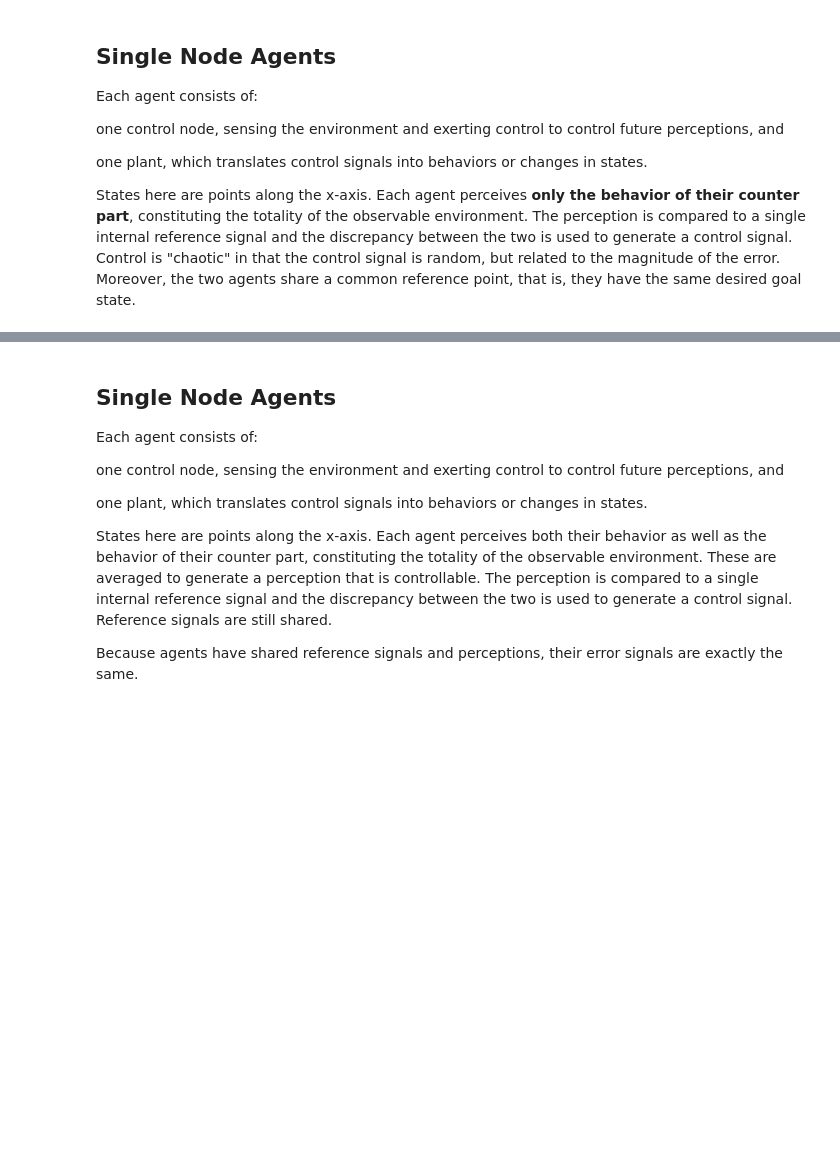
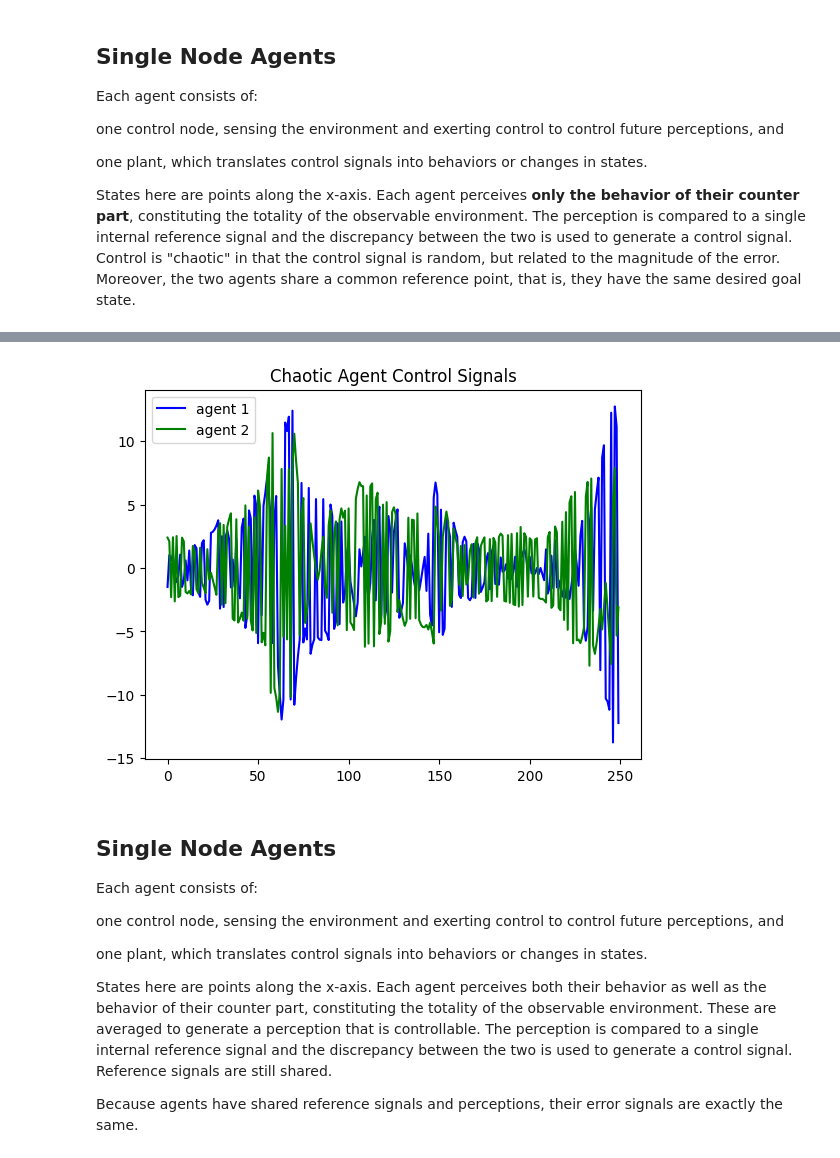
Before and after one commit to jprod/Control, a Jupyter notebook: plants.ipynb, the cells around one changed output, grey strips where cells are left out. Cells and saved outputs as stored; diff of their text form; code cells hidden in the pictures; blank space fills up the shorter version.

```diff
--- a/plants.ipynb
+++ b/plants.ipynb
@@ -157,3 +169,13 @@ plt.show()
+# %%
+t = [n for n in range(trials)]
+plt.plot(t, agent1_control, 'b',label="agent 1")
+plt.plot(t, agent2_control, 'g', label="agent 2")
+#plt.ylim([0, 1])
+plt.legend()
+plt.title("Chaotic Agent Control Signals")
+plt.show()
+# %% [output]
+[figure, added]
 # %% [markdown]
 ## Single Node Agents
 
```
Also changed, not shown: parts of 3 cells of this notebook, 4 other files.
